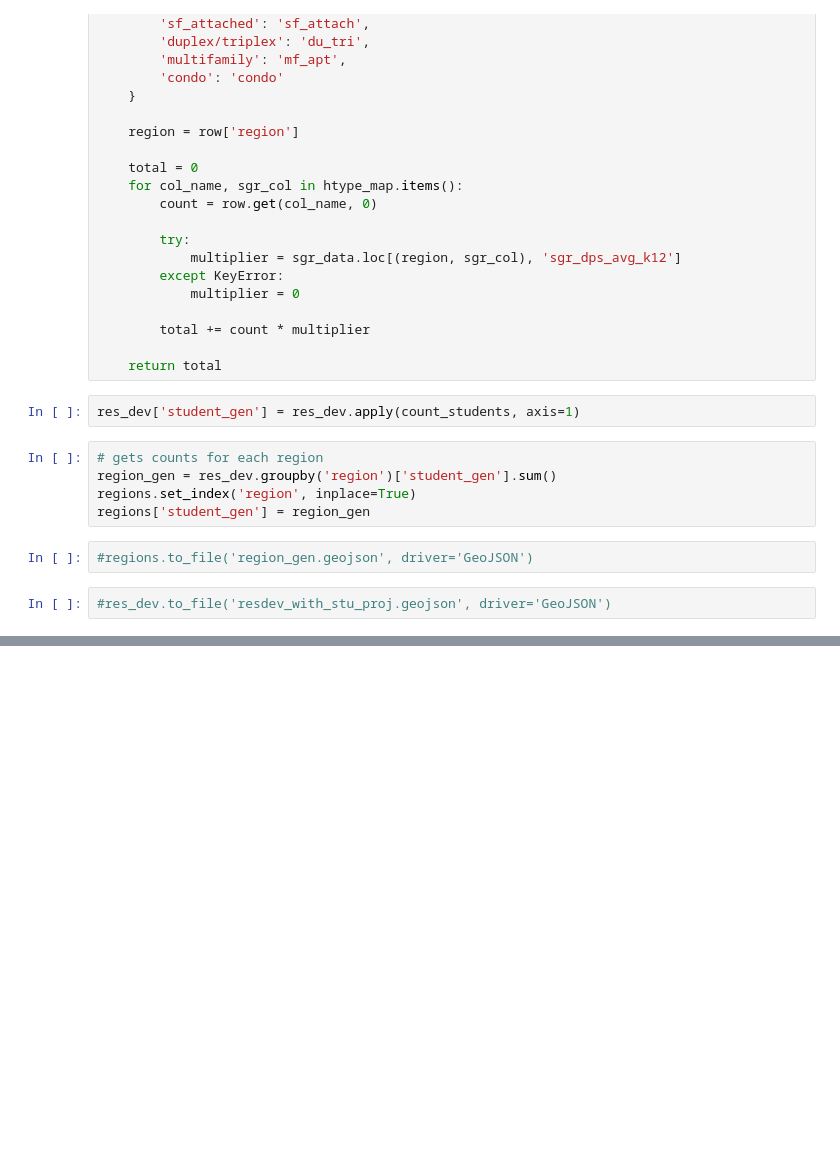
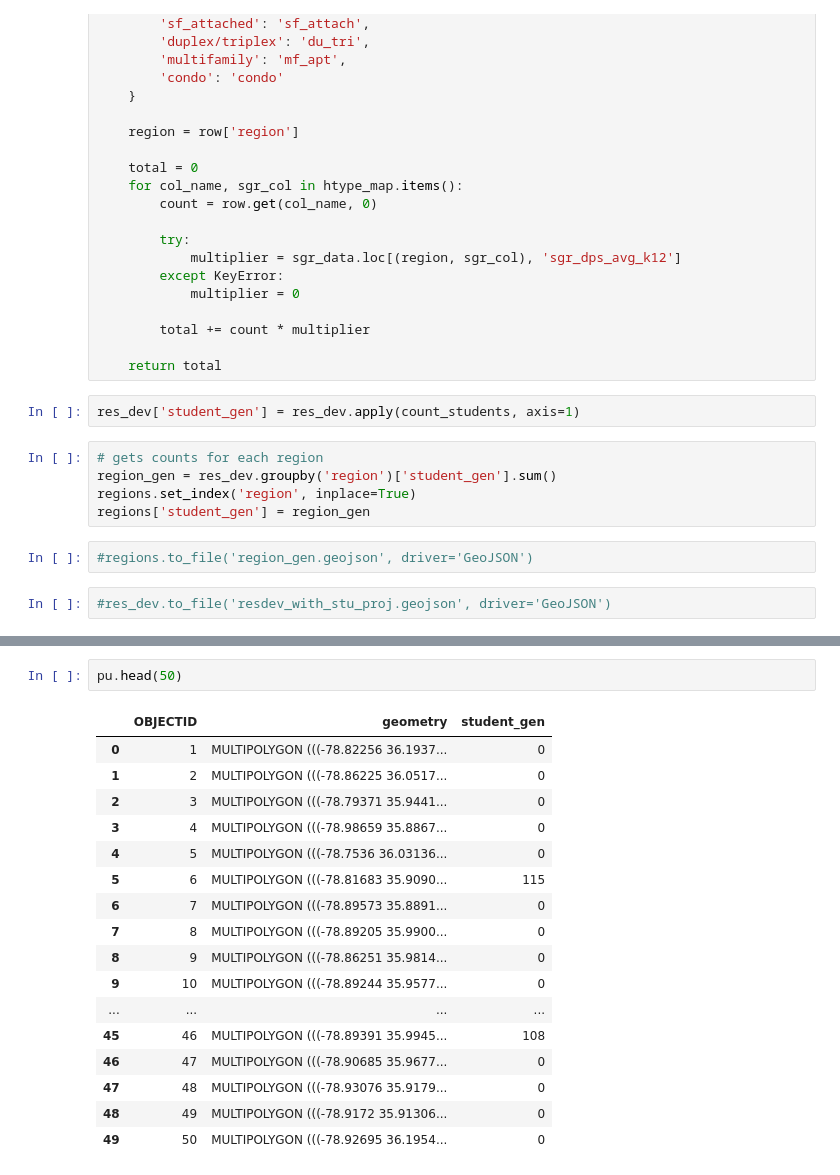
Before and after one commit to olublin/DPS-Planning, a Jupyter notebook: sgr_htype_region.ipynb, the cells around one changed output, grey strips where cells are left out. Cells and saved outputs as stored; diff of their text form; blank space fills up the shorter version.

```diff
--- a/sgr_htype_region.ipynb
+++ b/sgr_htype_region.ipynb
@@ -75,0 +99,20 @@ pu = gpd.read_file('/Users/leahwallihan/Durham_school_planning/geospatial files/
+# %%
+pu.head(50)
+# %% [output]
+|  | OBJECTID | geometry | student_gen |
+| 0 | 1 | MULTIPOLYGON (((-78.82256 36.1937... | 0 |
+| 1 | 2 | MULTIPOLYGON (((-78.86225 36.0517... | 0 |
+| 2 | 3 | MULTIPOLYGON (((-78.79371 35.9441... | 0 |
+| 3 | 4 | MULTIPOLYGON (((-78.98659 35.8867... | 0 |
+| 4 | 5 | MULTIPOLYGON (((-78.7536 36.03136... | 0 |
+| 5 | 6 | MULTIPOLYGON (((-78.81683 35.9090... | 115 |
+| 6 | 7 | MULTIPOLYGON (((-78.89573 35.8891... | 0 |
+| 7 | 8 | MULTIPOLYGON (((-78.89205 35.9900... | 0 |
+| 8 | 9 | MULTIPOLYGON (((-78.86251 35.9814... | 0 |
+| 9 | 10 | MULTIPOLYGON (((-78.89244 35.9577... | 0 |
+| ... | ... | ... | ... |
+| 45 | 46 | MULTIPOLYGON (((-78.89391 35.9945... | 108 |
+| 46 | 47 | MULTIPOLYGON (((-78.90685 35.9677... | 0 |
+| 47 | 48 | MULTIPOLYGON (((-78.93076 35.9179... | 0 |
+| 48 | 49 | MULTIPOLYGON (((-78.9172 35.91306... | 0 |
+| 49 | 50 | MULTIPOLYGON (((-78.92695 36.1954... | 0 |
```
Also changed, not shown: parts of 4 cells of this notebook.
